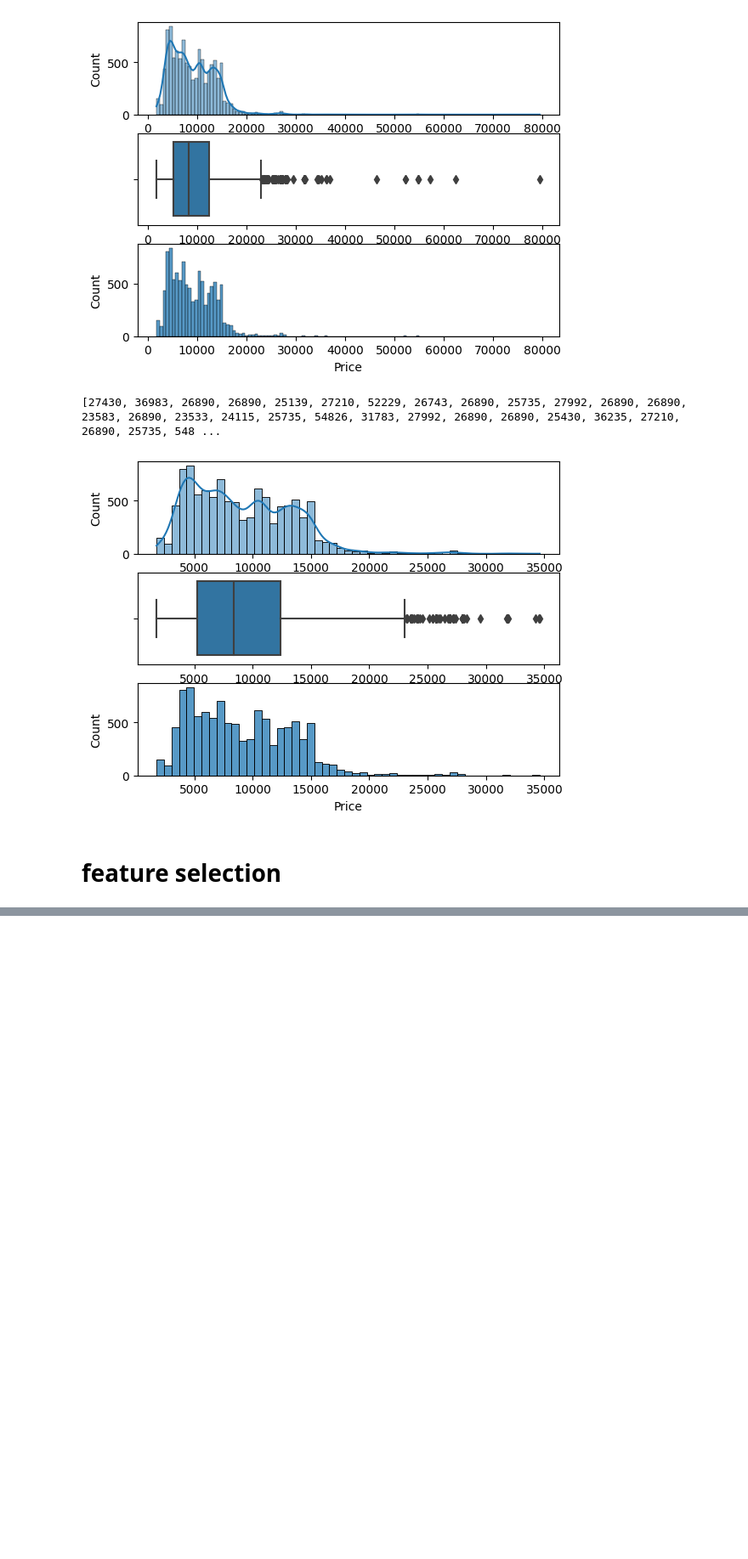
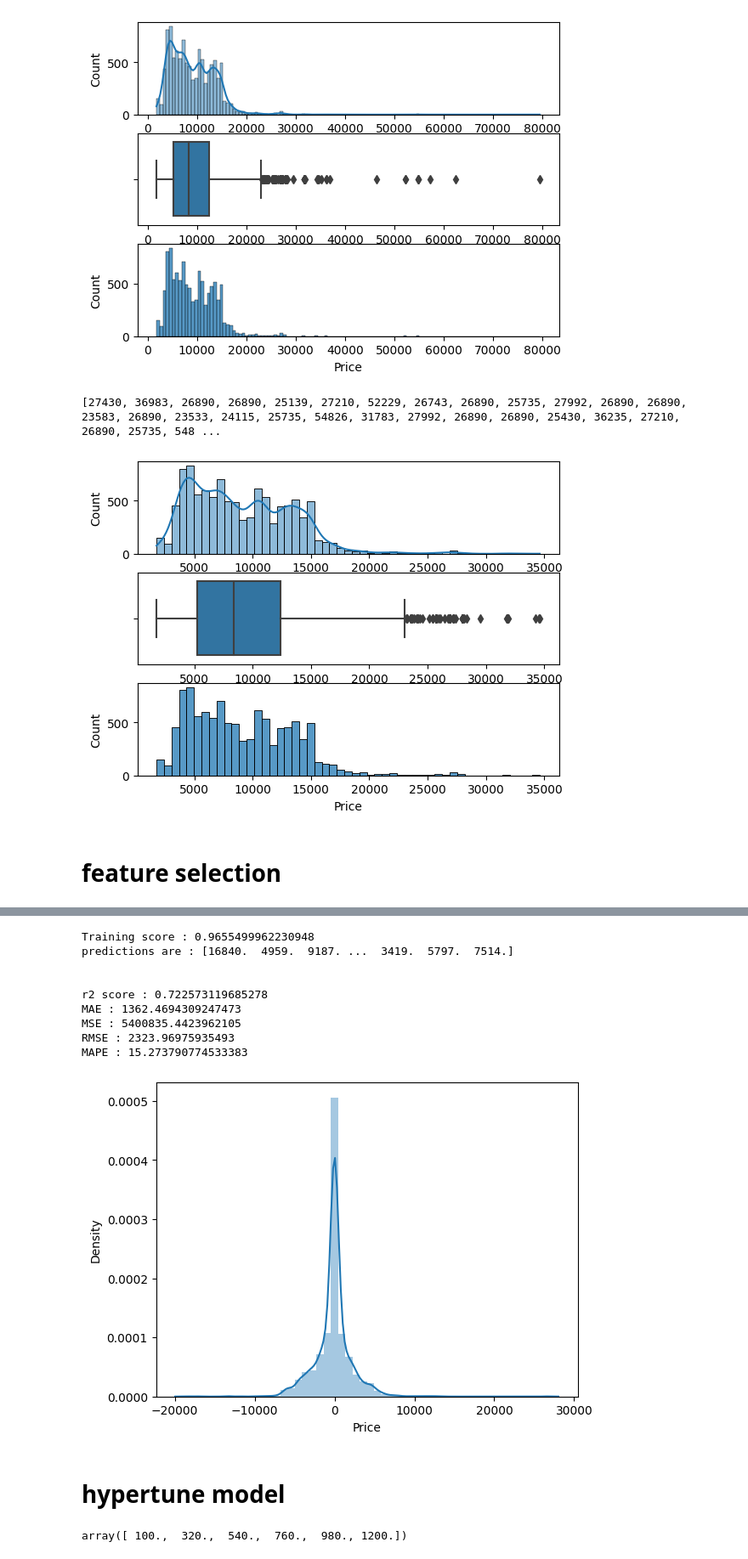
Before and after one commit to khamechian1987/ML-Airline-ticket-fare-prediction, a Jupyter notebook: Project 1 (airline ticket fare)/airline_ticket.ipynb, the cells around one changed output, grey strips where cells are left out. Shown at 85% size. Cells and saved outputs as stored; diff of their text form; code cells hidden in the pictures; blank space fills up the shorter version.

```diff
--- a/Project 1 (airline ticket fare)/airline_ticket.ipynb
+++ b/Project 1 (airline ticket fare)/airline_ticket.ipynb
@@ -710,0 +731,2 @@ imp_df.sort_values(by='importance', ascending=False)
+# %%
+y_pred = random_forest.predict(X_test)
@@ -710,0 +806,15 @@ imp_df.sort_values(by='importance', ascending=False)
+# %%
+predict(DecisionTreeRegressor())
+# %% [output]
+Training score : 0.9655499962230948
+predictions are : [16840.  4959.  9187. ...  3419.  5797.  7514.]
+
+
+r2 score : 0.722573119685278
+MAE : 1362.4694309247473
+MSE : 5400835.4423962105
+RMSE : 2323.96975935493
+MAPE : 15.273790774533383
+[figure, added]
+# %% [markdown]
+# hypertune model
@@ -710,0 +825,4 @@ imp_df.sort_values(by='importance', ascending=False)
+# %%
+np.linspace(start=100,  stop = 1200, num=6)
+# %% [output]
+array([ 100.,  320.,  540.,  760.,  980., 1200.])
```
Also changed, not shown: parts of 44 cells of this notebook.
